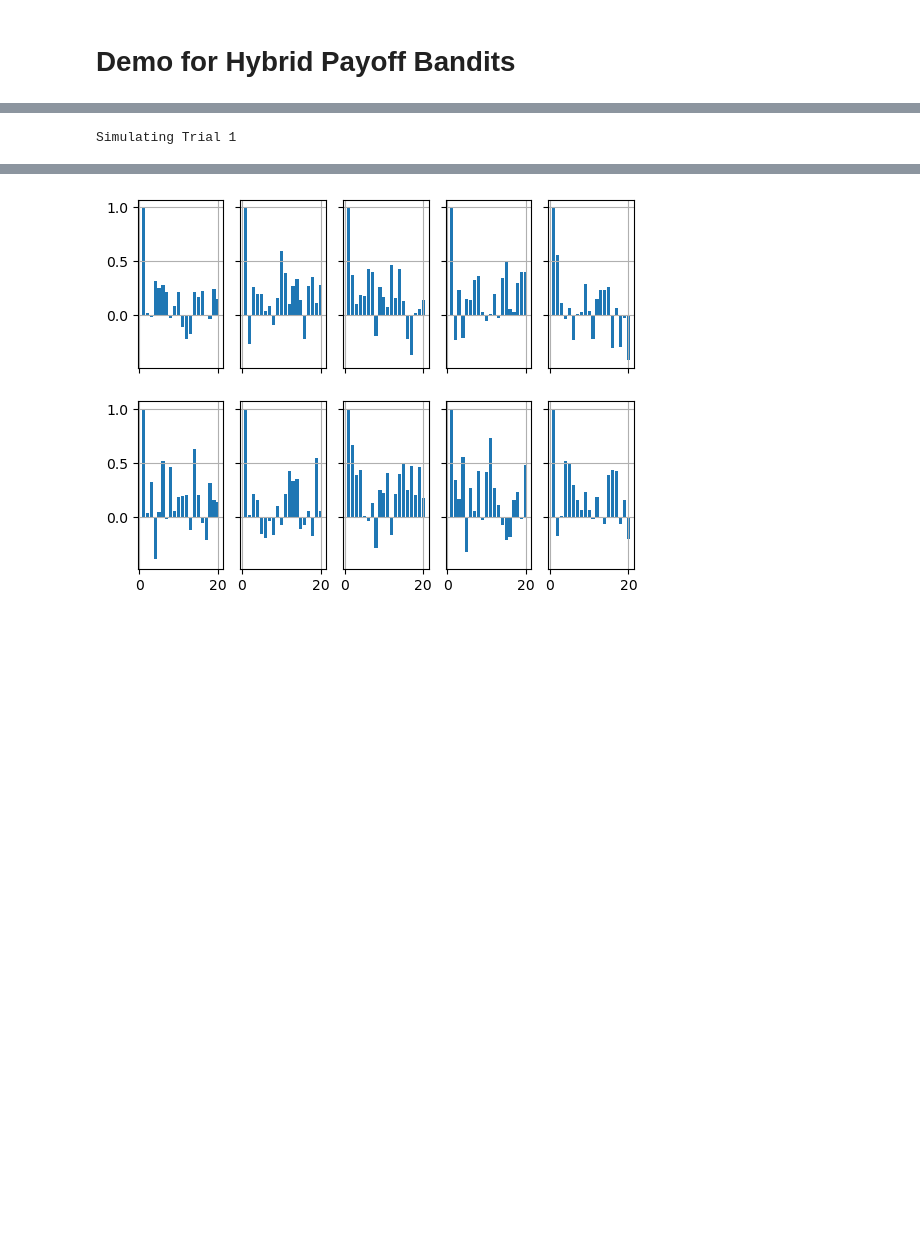
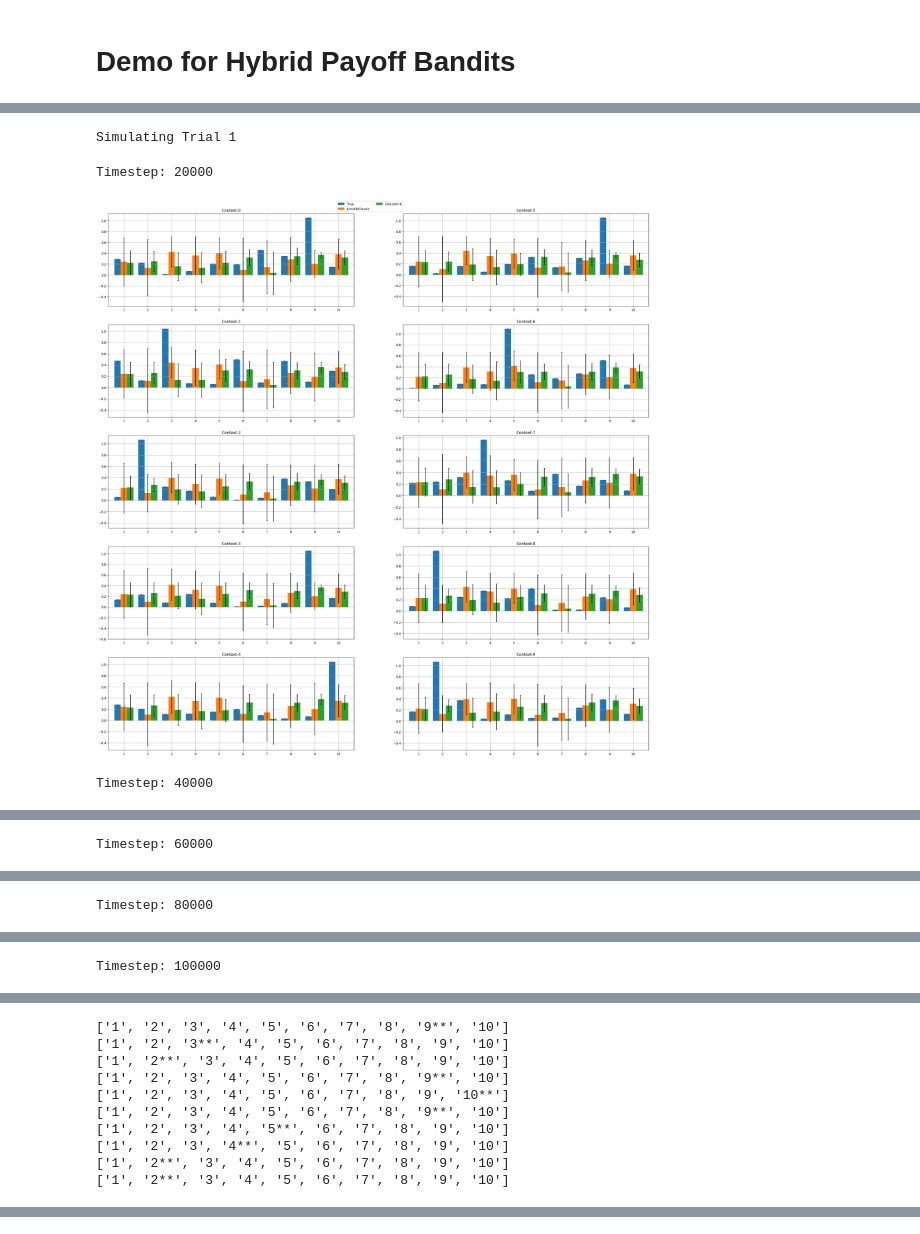
Before and after one commit to nirjhar-das/HyPay_Bandits, a Jupyter notebook: demo.ipynb, the cells around one changed output, grey strips where cells are left out. Saved outputs shown, nothing was run; the diff lists cells and outputs as text; code cells hidden in the pictures; blank space fills up the shorter version.

Commit message:
Jupyter notebook new plots

```diff
--- a/demo.ipynb
+++ b/demo.ipynb
@@ -29,2 +10,0 @@ Seed: 790290
-# %%
-env = HybridBandits(env_name, config)
@@ -95,33 +204,37 @@ delta = 0.01 # High probability guarantee
 # %%
 # Code to run multiple trials
 
 num_trials = 1  # Number of trials
 T = env.T
+display = T // 5
 all_rewards = [np.zeros((num_trials, T)) for _ in range(len(algo_dict.keys()))]
 all_regrets = [np.zeros((num_trials, T)) for _ in range(len(algo_dict.keys()))]
 
 for i in range(num_trials):
     algo_arr = []
     for k in algo_dict.keys():
         if k == 'HyLinUCB':
             lmbda = algo_dict[k]['lambda']
             gamma = algo_dict[k]['gamma']
-            algo_arr.append(HyLinUCB(env.get_first_action_set(), delta, env.M, env.N, env.S1, env.S2, lmbda, gamma))
+            algo_arr.append(HyLinUCB(env.get_first_action_set(), delta, env.M, env.N, env.S1, env.S2, env.sigma, lmbda, gamma))
         elif k == 'DisLinUCB':
             lmbda = algo_dict[k]['lambda']
-            algo_arr.append(DisLinUCB(env.get_first_action_set(), delta, env.M, env.N, env.S1, env.S2, lmbda))
+            algo_arr.append(DisLinUCB(env.get_first_action_set(), delta, env.M, env.N, env.S1, env.S2, env.sigma, lmbda))
         elif k == 'LinUCBClassic':
             alpha = algo_dict[k]['alpha']
             algo_arr.append(LinUCBClassic(env.get_first_action_set(), env.M, env.N, env.S1, env.S2, alpha))
         elif k == 'HyLinUCBv2':
             lmbda = algo_dict[k]['lambda']
             gamma = algo_dict[k]['gamma']
             algo_arr.append(HyLinUCBv2(env.get_first_action_set(), delta, env.M, env.N, env.S1, env.S2, lmbda, gamma))
     print('Simulating Trial', i+1)
-    simulate(env, algo_arr, T)
+    simulate(env, algo_arr, T, display=display)
     env.reset()
     for j in range(len(algo_arr)):
         all_rewards[j][i] += np.array(algo_arr[j].rewards)
         all_regrets[j][i] += np.array(algo_arr[j].regrets)
 # %% [output]
 Simulating Trial 1
+Timestep: 20000
+[figure, added]
+Timestep: 40000
@@ -127,0 +242 @@ Simulating Trial 1
+Timestep: 60000
@@ -127,0 +244 @@ Simulating Trial 1
+Timestep: 80000
@@ -127,0 +246 @@ Simulating Trial 1
+Timestep: 100000
@@ -127,0 +248,10 @@ Simulating Trial 1
+['1', '2', '3', '4', '5', '6', '7', '8', '9**', '10']
+['1', '2', '3**', '4', '5', '6', '7', '8', '9', '10']
+['1', '2**', '3', '4', '5', '6', '7', '8', '9', '10']
+['1', '2', '3', '4', '5', '6', '7', '8', '9**', '10']
+['1', '2', '3', '4', '5', '6', '7', '8', '9', '10**']
+['1', '2', '3', '4', '5', '6', '7', '8', '9**', '10']
+['1', '2', '3', '4', '5**', '6', '7', '8', '9', '10']
+['1', '2', '3', '4**', '5', '6', '7', '8', '9', '10']
+['1', '2**', '3', '4', '5', '6', '7', '8', '9', '10']
+['1', '2**', '3', '4', '5', '6', '7', '8', '9', '10']
@@ -142,11 +273,6 @@ for i, algo in enumerate(algo_dict.keys()):
             'std_regret': std_regret,\
             'time_avg_reward': time_avg_rewards, 'time_avg_regret': time_avg_regrets}
     result_dict[algo] = results
-# %%
-nrows = env.num_context // 5
-create_reward_plot(env, nrows, 5)
-# %% [output]
-[figure, removed]
 # %%
 plot_regret(result_dict, env.T)
 # %% [output]
```
Also changed, not shown: parts of 12 cells of this notebook, 5 other files.
